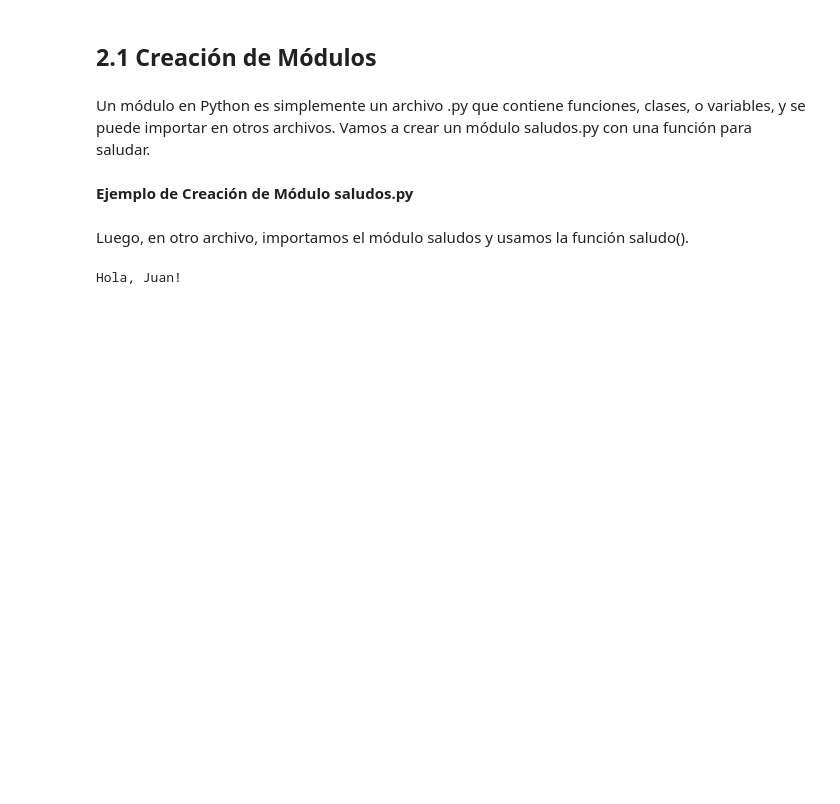
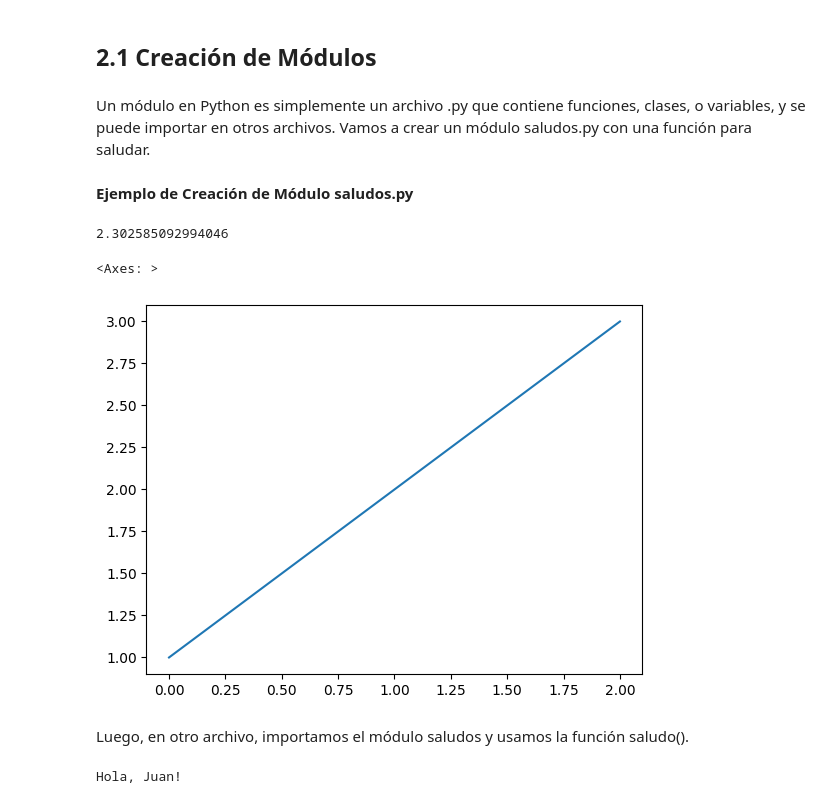
Before and after one commit to matEOTCH24/Curso-Programacion-101---Maestria-UTEC, a Jupyter notebook: Clase_4/04_Manejo_de_Archivos_Módulos_y_Paquetes.ipynb, the cells around one changed output. Saved outputs shown, nothing was run; the diff lists cells and outputs as text; code cells hidden in the pictures; blank space fills up the shorter version.

```diff
--- a/Clase_4/04_Manejo_de_Archivos_Módulos_y_Paquetes.ipynb
+++ b/Clase_4/04_Manejo_de_Archivos_Módulos_y_Paquetes.ipynb
@@ -127,0 +133,9 @@ Un módulo en Python es simplemente un archivo .py que contiene funciones, clase
+# %%
+m.log(10)
+# %% [output]
+2.302585092994046
+# %%
+sns.lineplot(data=[1,2,3])
+# %% [output]
+<Axes: >
+[figure, added]
```
Also changed, not shown: parts of 2 cells of this notebook.
